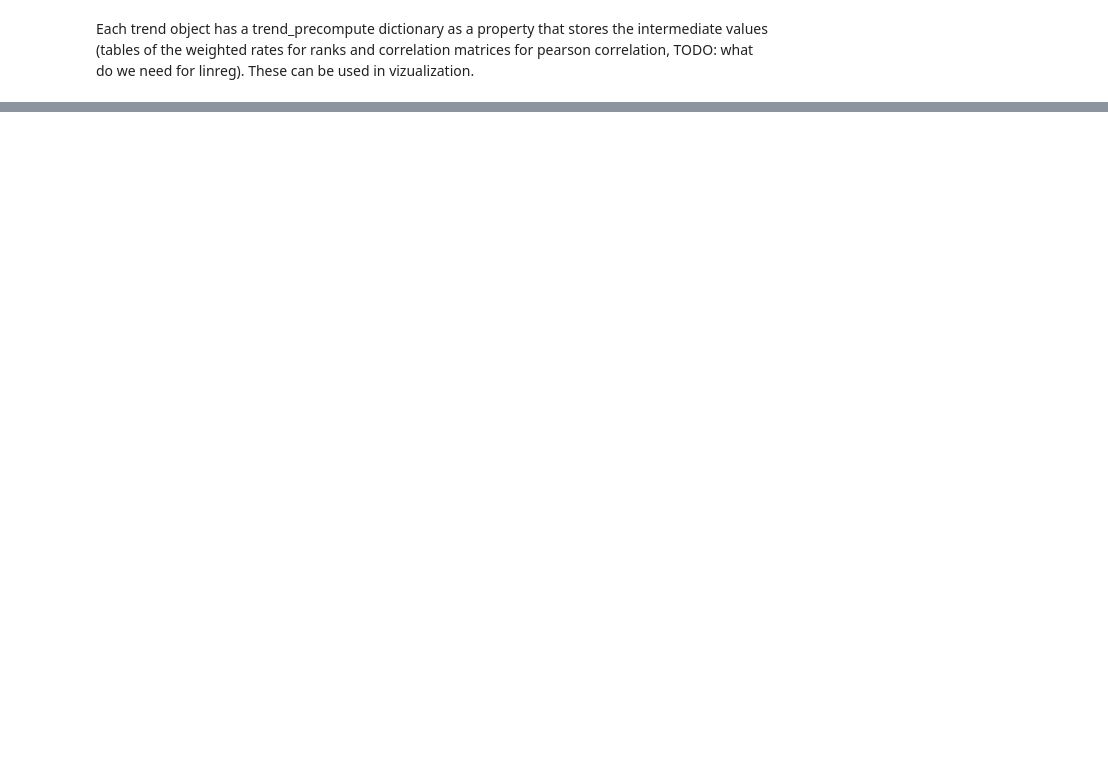
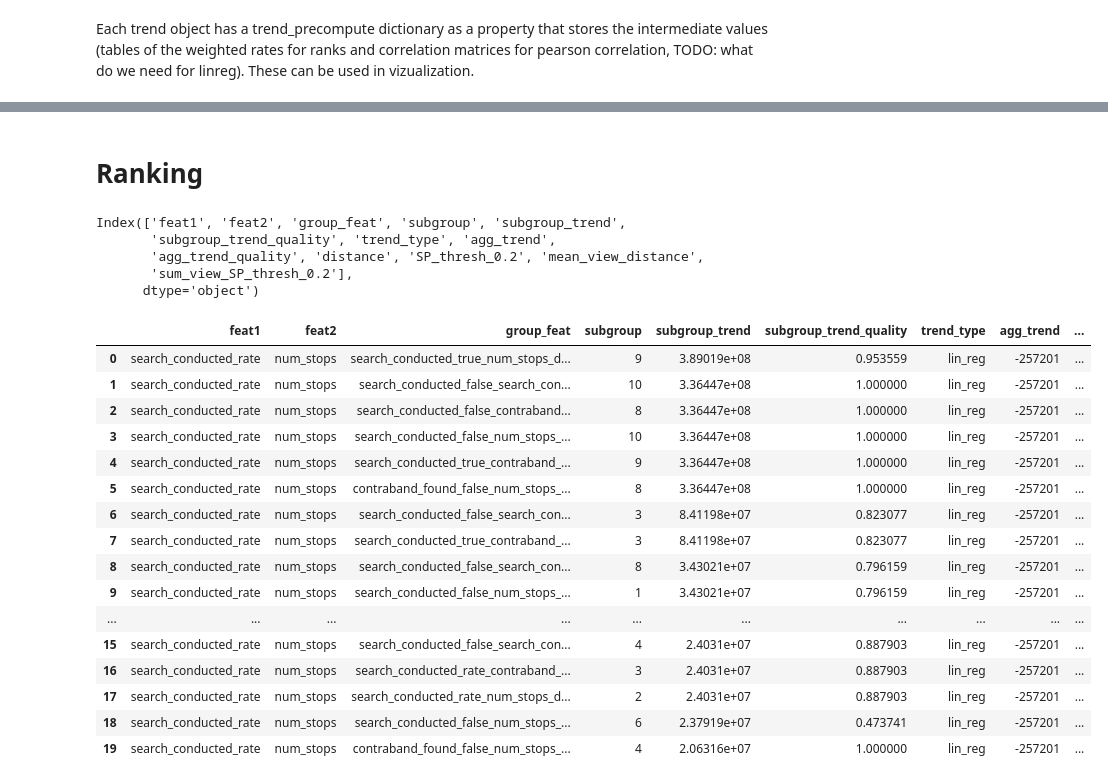
Before and after one commit to fairnessforensics/wiggum, a Jupyter notebook: research_notebooks/01_basic_demo.ipynb, the cells around one changed output, grey strips where cells are left out. Saved outputs shown, nothing was run; the diff lists cells and outputs as text; code cells hidden in the pictures; blank space fills up the shorter version.

Commit message:
fixes ranking enables #48, closes #4

```diff
--- a/research_notebooks/01_basic_demo.ipynb
+++ b/research_notebooks/01_basic_demo.ipynb
@@ -260,0 +324,27 @@ labeled_df.trend_list[0].trend_precompute
+# %% [markdown]
+# Ranking
+# %%
+labeled_df.rank_occurences_by_view(ascending=False).head(20)
+# %% [output]
+Index(['feat1', 'feat2', 'group_feat', 'subgroup', 'subgroup_trend',
+       'subgroup_trend_quality', 'trend_type', 'agg_trend',
+       'agg_trend_quality', 'distance', 'SP_thresh_0.2', 'mean_view_distance',
+       'sum_view_SP_thresh_0.2'],
+      dtype='object')
+|  | feat1 | feat2 | group_feat | subgroup | subgroup_trend | subgroup_trend_quality | trend_type | agg_trend | ... |
+| 0 | search_conducted_rate | num_stops | search_conducted_true_num_stops_d... | 9 | 3.89019e+08 | 0.953559 | lin_reg | -257201 | ... |
+| 1 | search_conducted_rate | num_stops | search_conducted_false_search_con... | 10 | 3.36447e+08 | 1.000000 | lin_reg | -257201 | ... |
+| 2 | search_conducted_rate | num_stops | search_conducted_false_contraband... | 8 | 3.36447e+08 | 1.000000 | lin_reg | -257201 | ... |
+| 3 | search_conducted_rate | num_stops | search_conducted_false_num_stops_... | 10 | 3.36447e+08 | 1.000000 | lin_reg | -257201 | ... |
+| 4 | search_conducted_rate | num_stops | search_conducted_true_contraband_... | 9 | 3.36447e+08 | 1.000000 | lin_reg | -257201 | ... |
+| 5 | search_conducted_rate | num_stops | contraband_found_false_num_stops_... | 8 | 3.36447e+08 | 1.000000 | lin_reg | -257201 | ... |
+| 6 | search_conducted_rate | num_stops | search_conducted_false_search_con... | 3 | 8.41198e+07 | 0.823077 | lin_reg | -257201 | ... |
+| 7 | search_conducted_rate | num_stops | search_conducted_true_contraband_... | 3 | 8.41198e+07 | 0.823077 | lin_reg | -257201 | ... |
+| 8 | search_conducted_rate | num_stops | search_conducted_false_search_con... | 8 | 3.43021e+07 | 0.796159 | lin_reg | -257201 | ... |
+| 9 | search_conducted_rate | num_stops | search_conducted_false_num_stops_... | 1 | 3.43021e+07 | 0.796159 | lin_reg | -257201 | ... |
+| ... | ... | ... | ... | ... | ... | ... | ... | ... | ... |
+| 15 | search_conducted_rate | num_stops | search_conducted_false_search_con... | 4 | 2.4031e+07 | 0.887903 | lin_reg | -257201 | ... |
+| 16 | search_conducted_rate | num_stops | search_conducted_rate_contraband_... | 3 | 2.4031e+07 | 0.887903 | lin_reg | -257201 | ... |
+| 17 | search_conducted_rate | num_stops | search_conducted_rate_num_stops_d... | 2 | 2.4031e+07 | 0.887903 | lin_reg | -257201 | ... |
+| 18 | search_conducted_rate | num_stops | search_conducted_false_num_stops_... | 6 | 2.37919e+07 | 0.473741 | lin_reg | -257201 | ... |
+| 19 | search_conducted_rate | num_stops | contraband_found_false_num_stops_... | 4 | 2.06316e+07 | 1.000000 | lin_reg | -257201 | ... |
```
Also changed, not shown: parts of 21 cells of this notebook, 5 other files.
